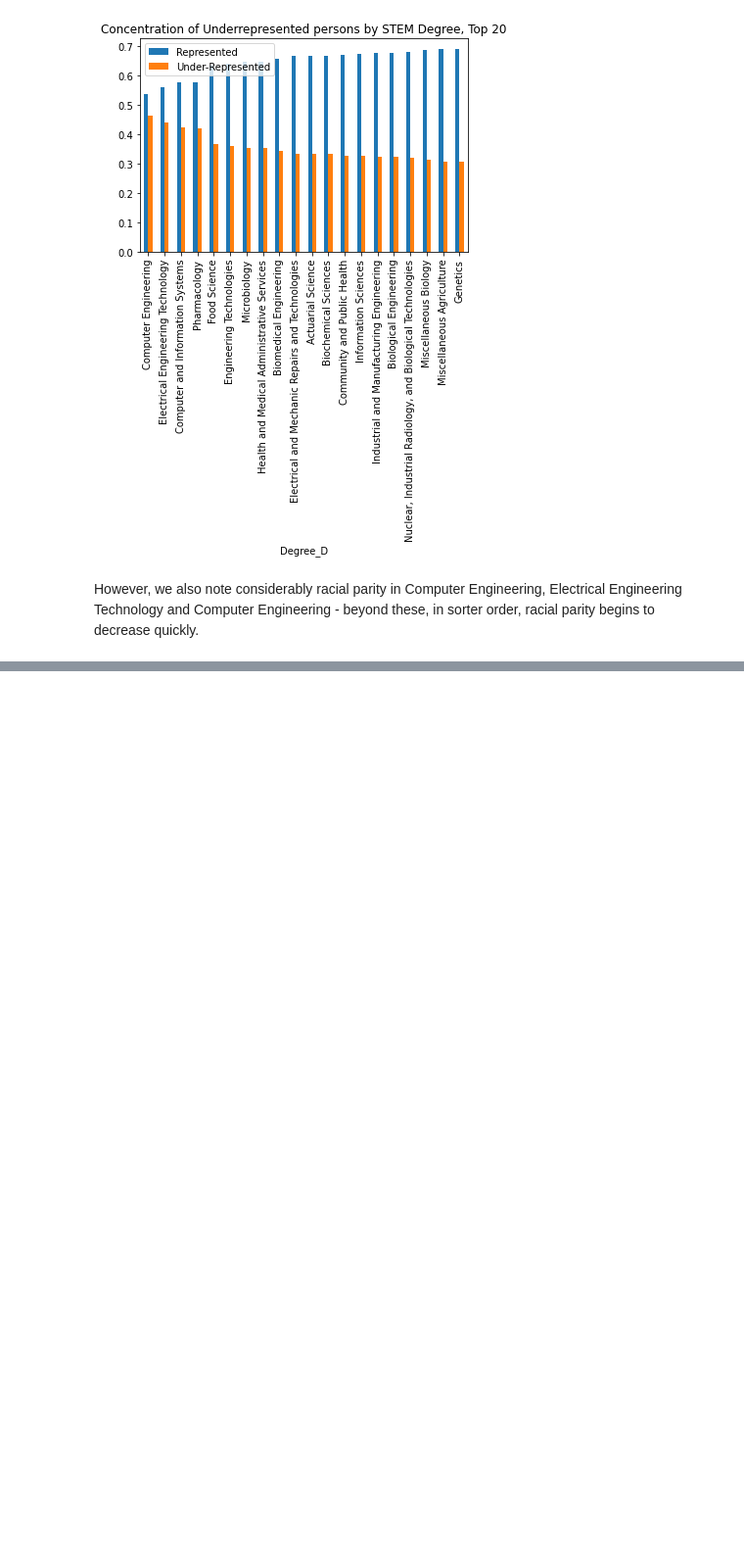
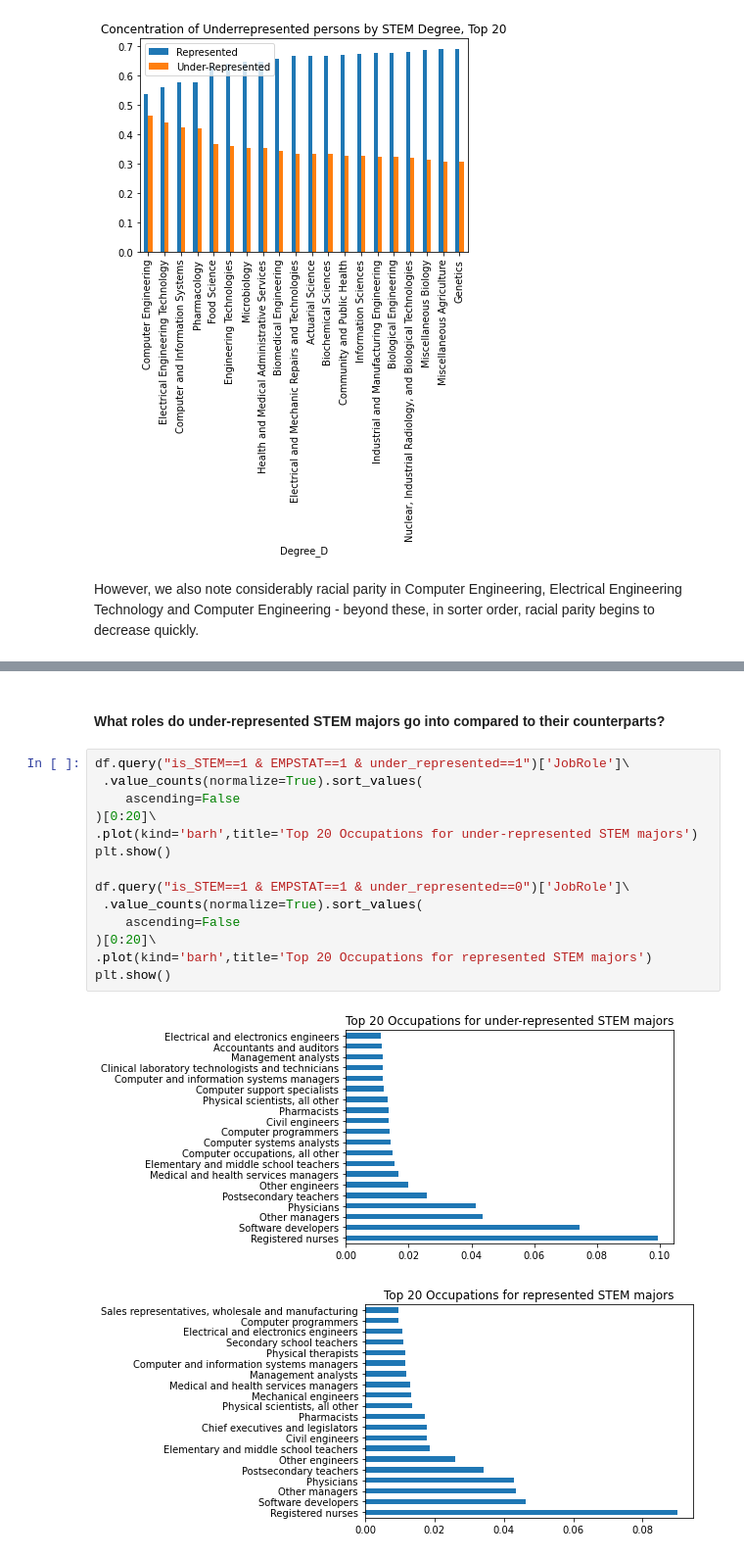
Before and after one commit to kayfilipp/HigherME, a Jupyter notebook: census_data/Untitled.ipynb, the cells around one changed output, grey strips where cells are left out. Shown: that part at 98% size. Drawn from its saved outputs; the diff is of its cells as text; blank space fills up the shorter version.

```diff
--- a/census_data/Untitled.ipynb
+++ b/census_data/Untitled.ipynb
@@ -287,0 +327,19 @@ However, we also note considerably racial parity in Computer Engineering, Electr
+# %% [markdown]
+#### What roles do under-represented STEM majors go into compared to their counterparts?
+# %%
+df.query("is_STEM==1 & EMPSTAT==1 & under_represented==1")['JobRole']\
+ .value_counts(normalize=True).sort_values(
+    ascending=False
+)[0:20]\
+.plot(kind='barh',title='Top 20 Occupations for under-represented STEM majors')
+plt.show()
+
+df.query("is_STEM==1 & EMPSTAT==1 & under_represented==0")['JobRole']\
+ .value_counts(normalize=True).sort_values(
+    ascending=False
+)[0:20]\
+.plot(kind='barh',title='Top 20 Occupations for represented STEM majors')
+plt.show()
+# %% [output]
+[figure, added]
+[figure, added]
```
Also changed, not shown: parts of 13 cells of this notebook, 1 other file.
